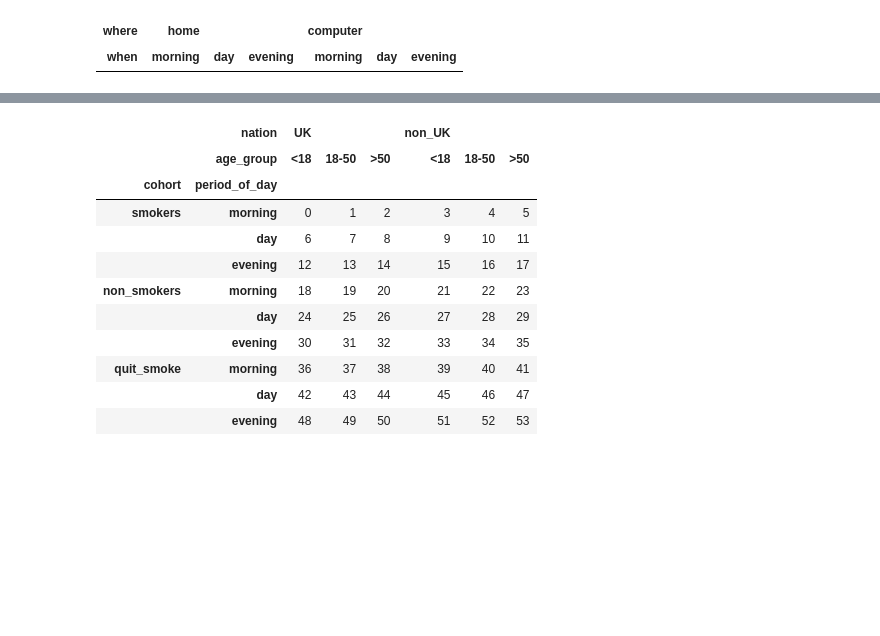
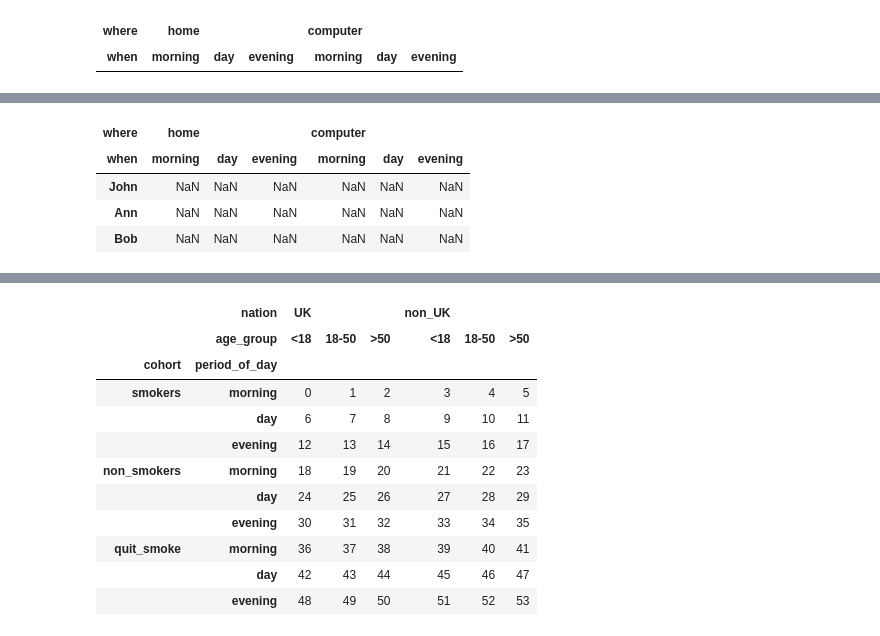
Before and after one commit to ValeriaCasado/classfiles, a Jupyter notebook: FODS/Class5_multiindex.ipynb, the cells around one changed output, grey strips where cells are left out. Cells and saved outputs as stored; diff of their text form; code cells hidden in the pictures; blank space fills up the shorter version.

```diff
--- a/FODS/Class5_multiindex.ipynb
+++ b/FODS/Class5_multiindex.ipynb
@@ -113,0 +114,9 @@ df
+# %%
+pd.DataFrame(index=['John', 'Ann', 'Bob'],
+                  columns=multi_idx)
+# %% [output]
+| where | home |  |  | computer |  |  |
+| when | morning | day | evening | morning | day | evening |
+| John | NaN | NaN | NaN | NaN | NaN | NaN |
+| Ann | NaN | NaN | NaN | NaN | NaN | NaN |
+| Bob | NaN | NaN | NaN | NaN | NaN | NaN |
```
Also changed, not shown: parts of 32 cells of this notebook, 2 other files.
